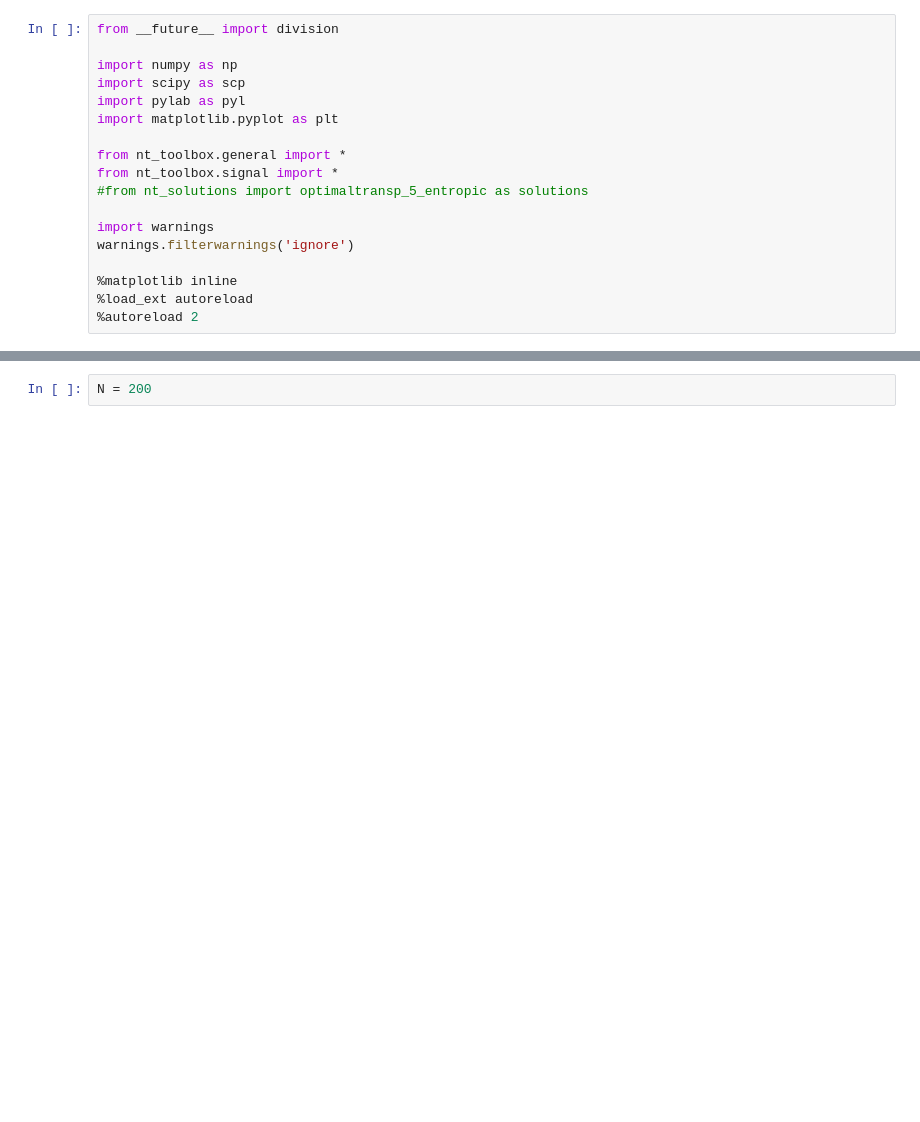
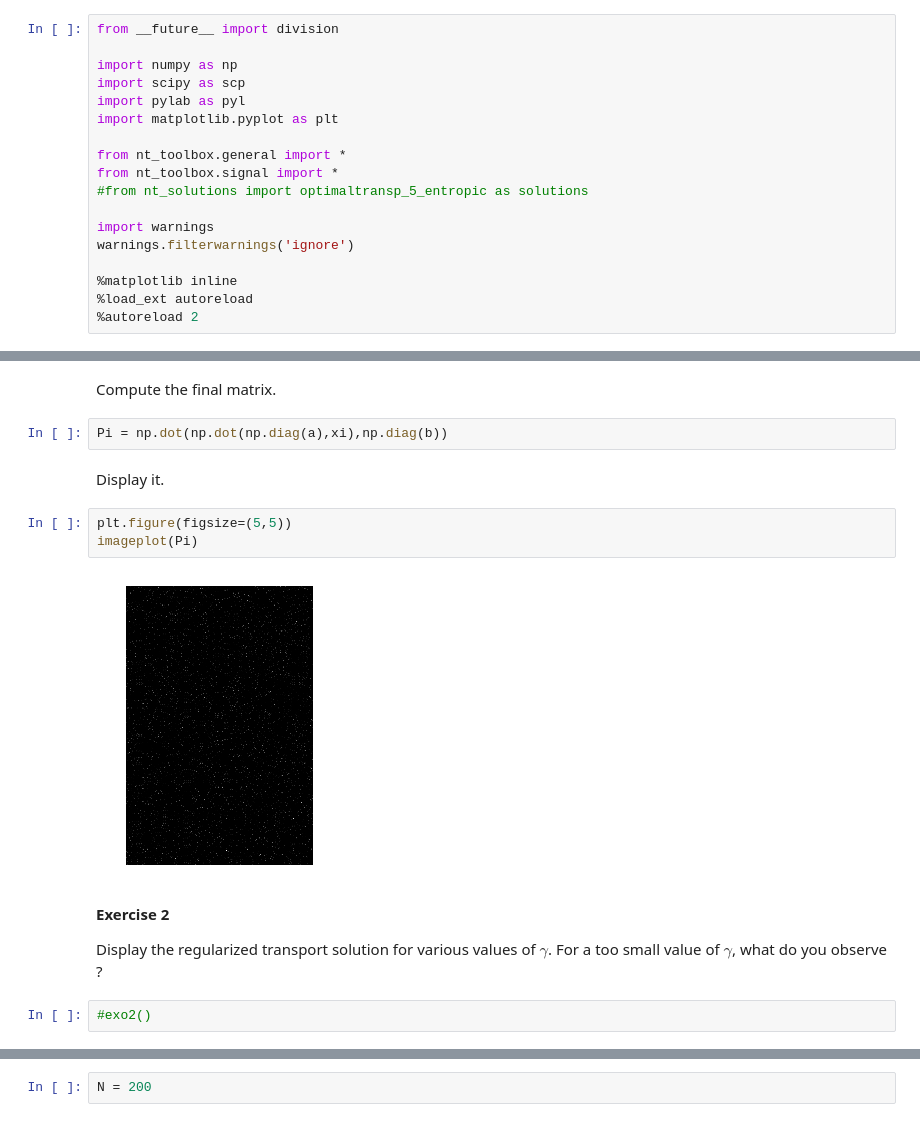
Before and after one commit to gpeyre/numerical-tours, a Jupyter notebook: python/optimaltransp_5_entropic.ipynb, the cells around one changed output, grey strips where cells are left out. Cells and saved outputs as stored; diff of their text form; blank space fills up the shorter version.

```diff
--- a/python/optimaltransp_5_entropic.ipynb
+++ b/python/optimaltransp_5_entropic.ipynb
@@ -162,0 +299,18 @@ Size $N$ of the histograms.
+# %% [markdown]
+Compute the final matrix.
+# %%
+Pi = np.dot(np.dot(np.diag(a),xi),np.diag(b))
+# %% [markdown]
+Display it.
+# %%
+plt.figure(figsize=(5,5))
+imageplot(Pi)
+# %% [output]
+[figure, added]
+# %% [markdown]
+__Exercise 2__
+
+Display the regularized transport solution for various values of $\gamma$.
+For a too small value of $\gamma$, what do you observe ?
+# %%
+#exo2()
```
Also changed, not shown: parts of 108 cells of this notebook.
